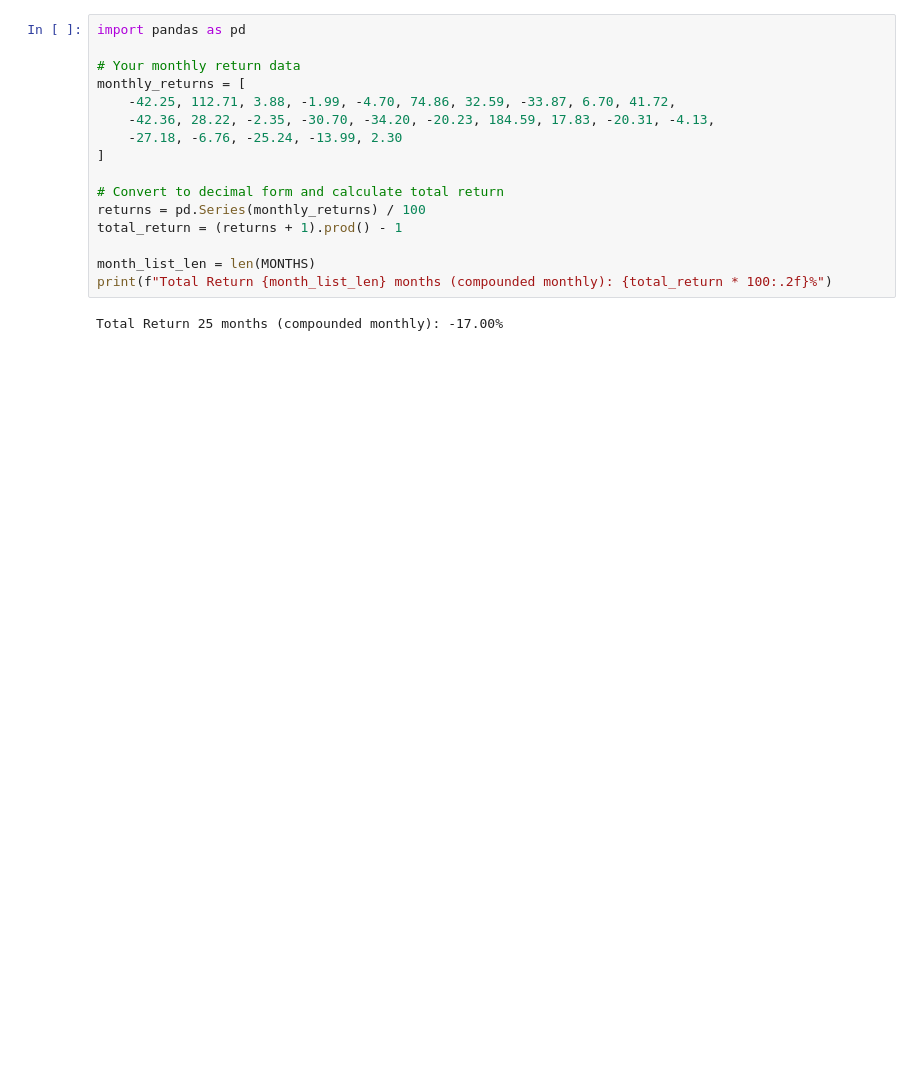
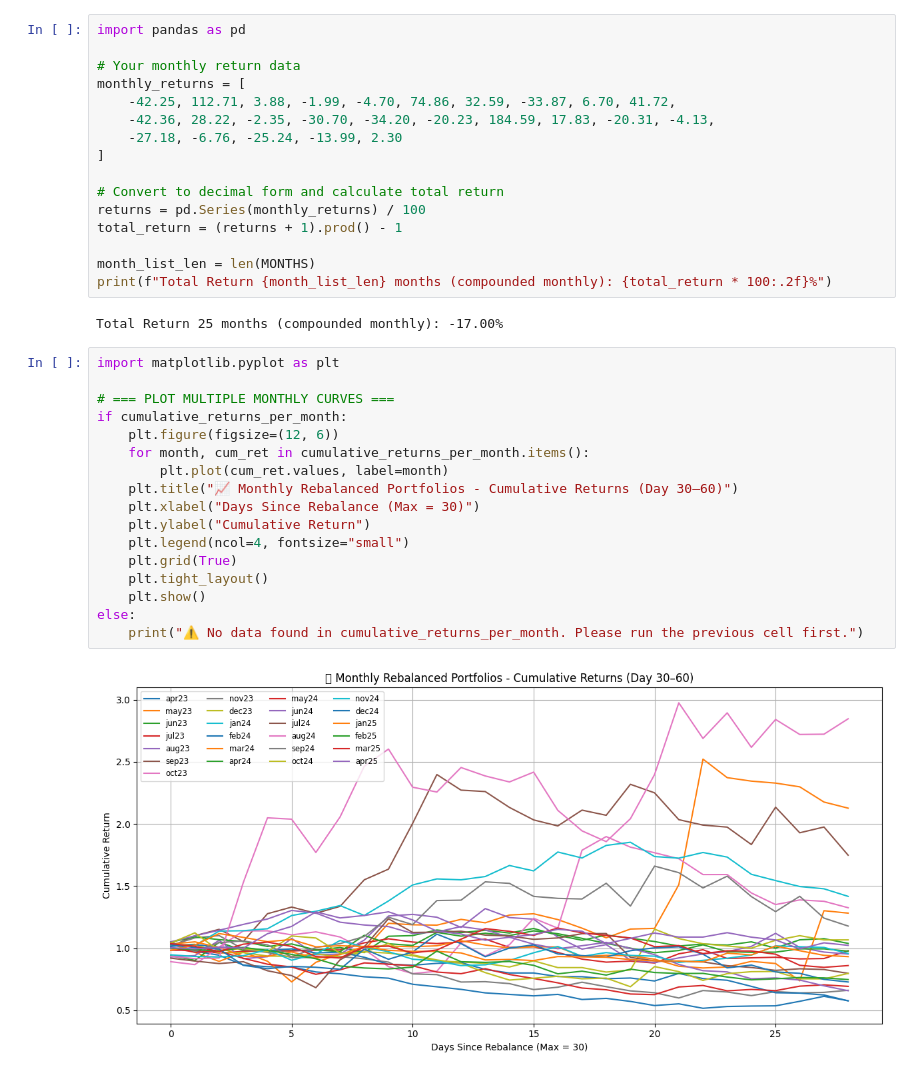
Before and after one commit to harshit4311/daily-rebalanced-index-pipeline, a Jupyter notebook: testing/rebalance.ipynb, the cells around one changed output. Saved outputs shown, nothing was run; the diff lists cells and outputs as text; blank space fills up the shorter version.

Commit message:
plot monthly cumulative returns for Day-X to Y holding period (no lookahead)

```diff
--- a/testing/rebalance.ipynb
+++ b/testing/rebalance.ipynb
@@ -581,3 +599,22 @@ month_list_len = len(MONTHS)
 print(f"Total Return {month_list_len} months (compounded monthly): {total_return * 100:.2f}%")
 # %% [output]
 Total Return 25 months (compounded monthly): -17.00%
+# %%
+import matplotlib.pyplot as plt
+
+# === PLOT MULTIPLE MONTHLY CURVES ===
+if cumulative_returns_per_month:
+    plt.figure(figsize=(12, 6))
+    for month, cum_ret in cumulative_returns_per_month.items():
+        plt.plot(cum_ret.values, label=month)
+    plt.title("📈 Monthly Rebalanced Portfolios - Cumulative Returns (Day 30–60)")
+    plt.xlabel("Days Since Rebalance (Max = 30)")
+    plt.ylabel("Cumulative Return")
+    plt.legend(ncol=4, fontsize="small")
+    plt.grid(True)
+    plt.tight_layout()
+    plt.show()
+else:
+    print("⚠️ No data found in cumulative_returns_per_month. Please run the previous cell first.")
+# %% [output]
+[figure, added]
```
Also changed, not shown: parts of 2 cells of this notebook.
